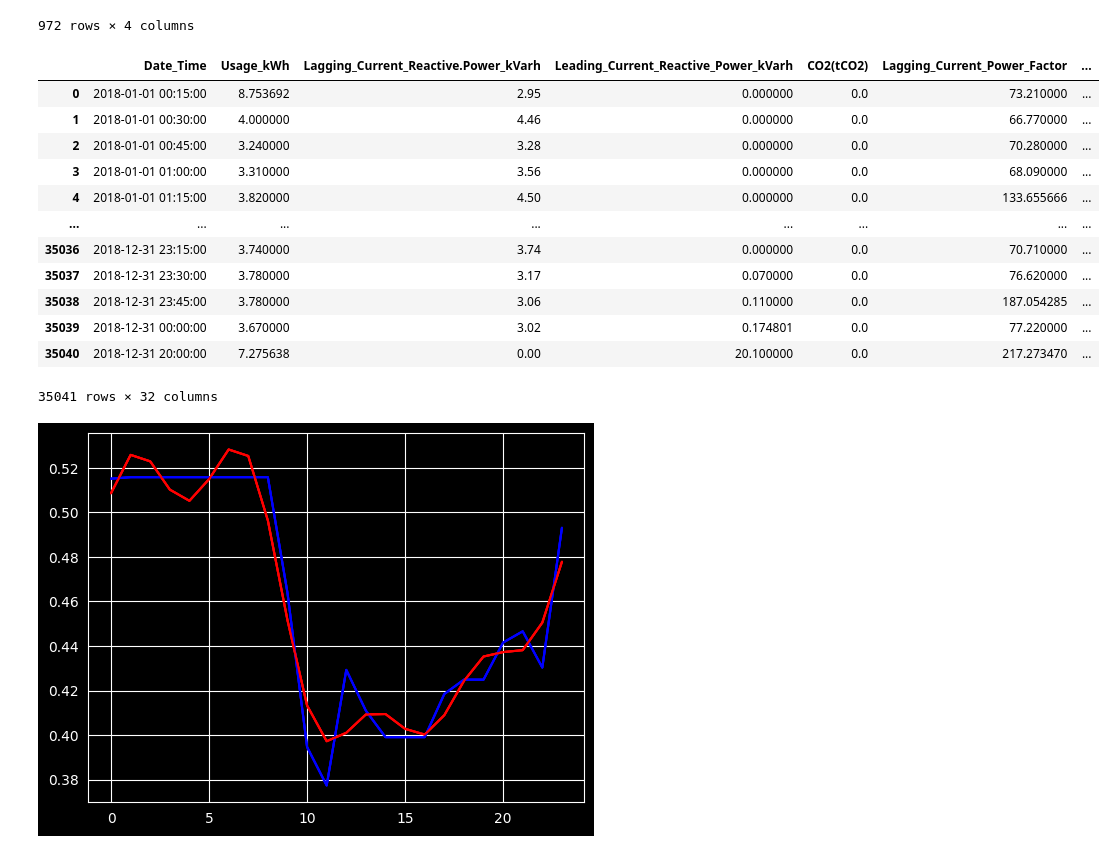
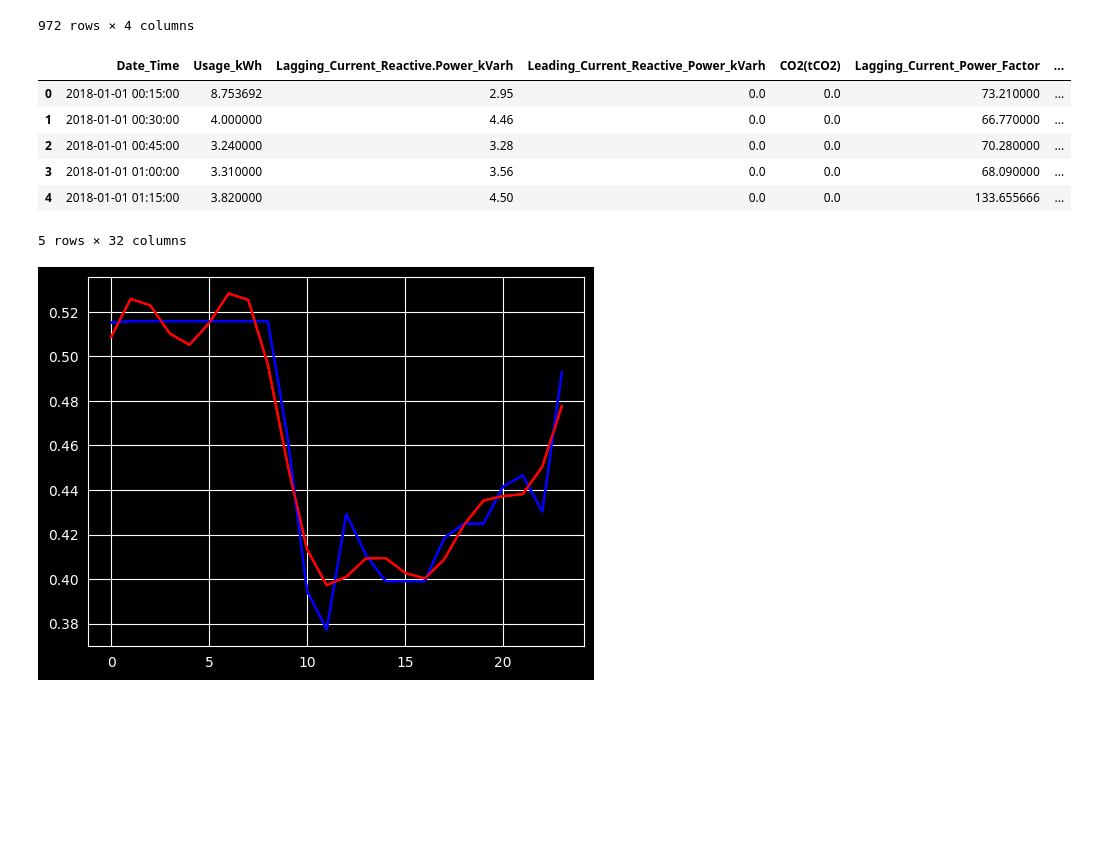
Before and after one commit to NevroHelios/power-load-forcasting, a Jupyter notebook: eda.ipynb, the cells around one changed output. Saved outputs shown, nothing was run; the diff lists cells and outputs as text; code cells hidden in the pictures; blank space fills up the shorter version.

```diff
--- a/eda.ipynb
+++ b/eda.ipynb
@@ -198,21 +201,15 @@ load_count_per_day
 972 rows × 4 columns
 # %%
 df['load_percent_a_day'] = df.merge(load_count_per_day, on=['daynum', 'Load_Type'], how='left')['percent_a_day_y']
-df
+df.head()
 # %% [output]
 |  | Date_Time | Usage_kWh | Lagging_Current_Reactive.Power_kVarh | Leading_Current_Reactive_Power_kVarh | CO2(tCO2) | Lagging_Current_Power_Factor | ... |
-| 0 | 2018-01-01 00:15:00 | 8.753692 | 2.95 | 0.000000 | 0.0 | 73.210000 | ... |
-| 1 | 2018-01-01 00:30:00 | 4.000000 | 4.46 | 0.000000 | 0.0 | 66.770000 | ... |
-| 2 | 2018-01-01 00:45:00 | 3.240000 | 3.28 | 0.000000 | 0.0 | 70.280000 | ... |
-| 3 | 2018-01-01 01:00:00 | 3.310000 | 3.56 | 0.000000 | 0.0 | 68.090000 | ... |
-| 4 | 2018-01-01 01:15:00 | 3.820000 | 4.50 | 0.000000 | 0.0 | 133.655666 | ... |
-| ... | ... | ... | ... | ... | ... | ... | ... |
-| 35036 | 2018-12-31 23:15:00 | 3.740000 | 3.74 | 0.000000 | 0.0 | 70.710000 | ... |
-| 35037 | 2018-12-31 23:30:00 | 3.780000 | 3.17 | 0.070000 | 0.0 | 76.620000 | ... |
-| 35038 | 2018-12-31 23:45:00 | 3.780000 | 3.06 | 0.110000 | 0.0 | 187.054285 | ... |
-| 35039 | 2018-12-31 00:00:00 | 3.670000 | 3.02 | 0.174801 | 0.0 | 77.220000 | ... |
-| 35040 | 2018-12-31 20:00:00 | 7.275638 | 0.00 | 20.100000 | 0.0 | 217.273470 | ... |
+| 0 | 2018-01-01 00:15:00 | 8.753692 | 2.95 | 0.0 | 0.0 | 73.210000 | ... |
+| 1 | 2018-01-01 00:30:00 | 4.000000 | 4.46 | 0.0 | 0.0 | 66.770000 | ... |
+| 2 | 2018-01-01 00:45:00 | 3.240000 | 3.28 | 0.0 | 0.0 | 70.280000 | ... |
+| 3 | 2018-01-01 01:00:00 | 3.310000 | 3.56 | 0.0 | 0.0 | 68.090000 | ... |
+| 4 | 2018-01-01 01:15:00 | 3.820000 | 4.50 | 0.0 | 0.0 | 133.655666 | ... |
-35041 rows × 32 columns
+5 rows × 32 columns
 # %%
 for load in df['Load_Type'].unique():
     abt = df.groupby('hour')
```
Also changed, not shown: parts of 22 cells of this notebook, 4 other files.
